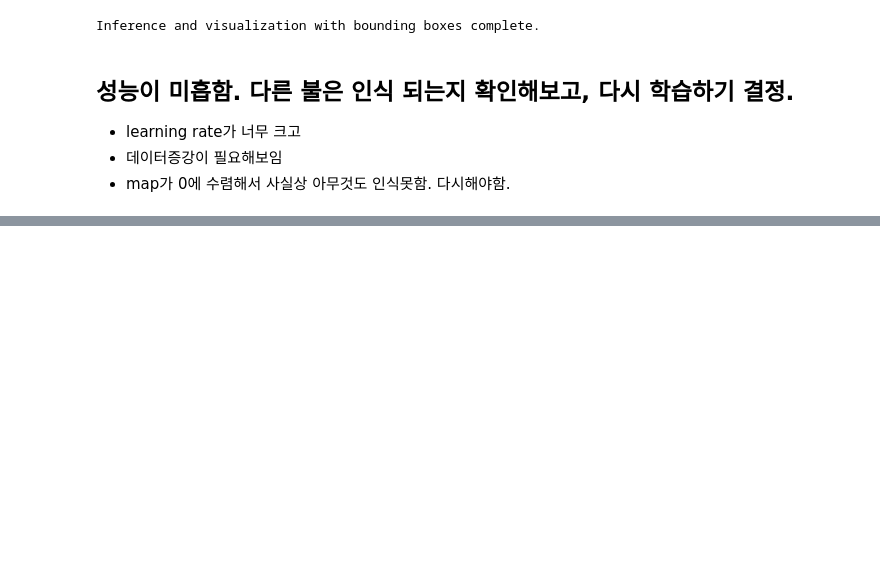
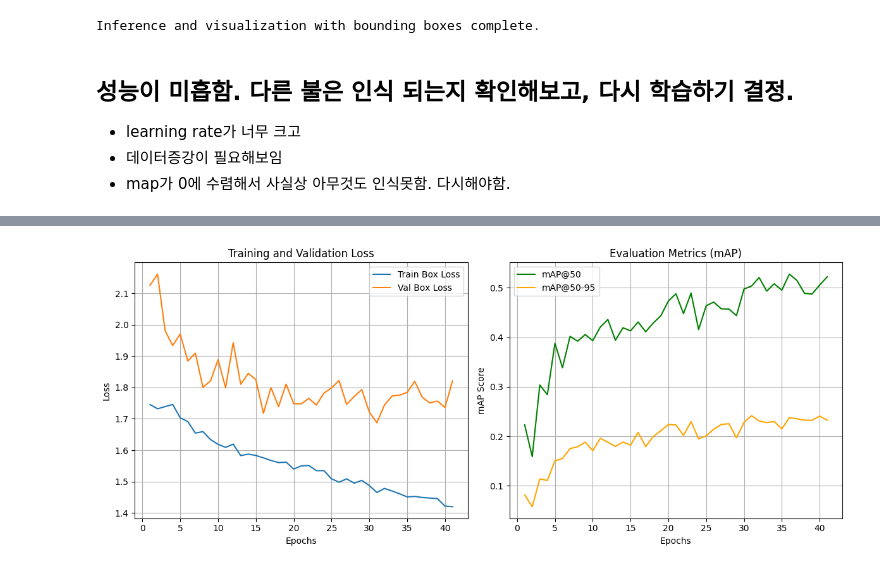
Before and after one commit to junsu122/Engineering_industry_contest_2026_computer_visoin, a Jupyter notebook: 화재감지_시스템_코드_수정중.ipynb, the cells around one changed output, grey strips where cells are left out. Drawn from its saved outputs; the diff is of its cells as text; code cells hidden in the pictures; blank space fills up the shorter version.

```diff
--- a/화재감지_시스템_코드_수정중.ipynb
+++ b/화재감지_시스템_코드_수정중.ipynb
@@ -235,0 +280,42 @@ Inference and visualization with bounding boxes complete.
+# %%
+results_dir = '/content/runs/detect/training_results/fire_detection_v1'
+# %%
+import pandas as pd
+import matplotlib.pyplot as plt
+import os
+
+# csv 파일 경로 설정
+csv_path = os.path.join(results_dir, 'results.csv')
+df = pd.read_csv(csv_path)
+
+# 컬럼명 앞뒤 공백 제거
+df.columns = df.columns.str.strip()
+
+# 그래프 그리기
+plt.figure(figsize=(12, 5))
+
+# 1. Loss 그래프 (Train vs Valid)
+plt.subplot(1, 2, 1)
+plt.plot(df['epoch'], df['train/box_loss'], label='Train Box Loss')
+plt.plot(df['epoch'], df['val/box_loss'], label='Val Box Loss')
+plt.title('Training and Validation Loss')
+plt.xlabel('Epochs')
+plt.ylabel('Loss')
+plt.legend()
+plt.grid(True)
+
+# 2. mAP (Accuracy 대용) 그래프
+plt.subplot(1, 2, 2)
+# mAP50은 정확도와 가장 유사한 지표입니다.
+plt.plot(df['epoch'], df['metrics/mAP50(B)'], label='mAP@50', color='green')
+plt.plot(df['epoch'], df['metrics/mAP50-95(B)'], label='mAP@50-95', color='orange')
+plt.title('Evaluation Metrics (mAP)')
+plt.xlabel('Epochs')
+plt.ylabel('mAP Score')
+plt.legend()
+plt.grid(True)
+
+plt.tight_layout()
+plt.show()
+# %% [output]
+[figure, added]
```
Also changed, not shown: parts of 5 cells of this notebook.
